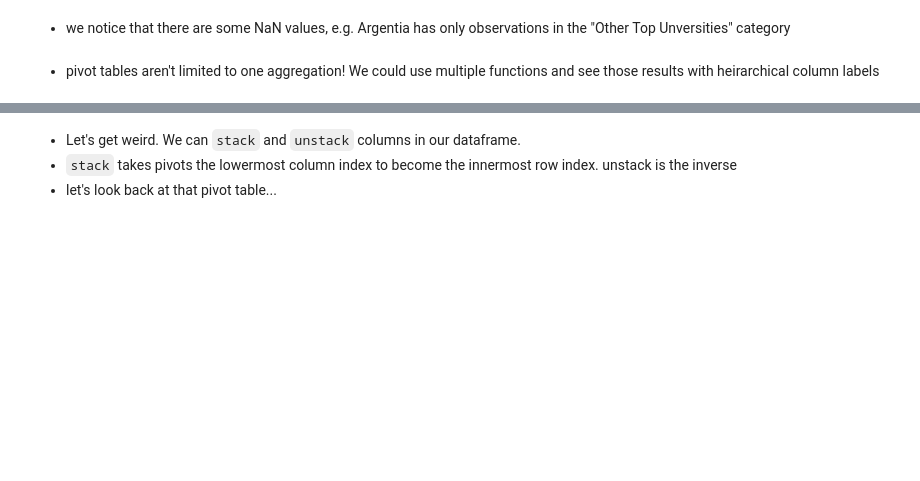
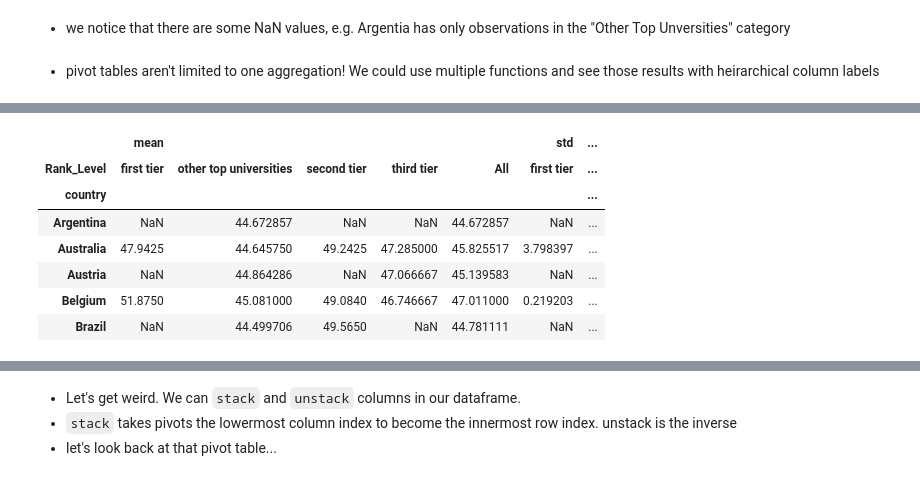
Before and after one commit to cab938/si330_fa20, a Jupyter notebook: 12_pivot.ipynb, the cells around one changed output, grey strips where cells are left out. Saved outputs shown, nothing was run; the diff lists cells and outputs as text; code cells hidden in the pictures; blank space fills up the shorter version.

```diff
--- a/12_pivot.ipynb
+++ b/12_pivot.ipynb
@@ -49,7 +96,19 @@ df.pivot_table(values='score', index='country', columns='Rank_Level', aggfunc=[n
 # %%
 # we can also provide those marginal values
-df.pivot_table(values='score', index='country', columns='Rank_Level', aggfunc=[np.mean, np.max],
+df.pivot_table(values='score',
+               index='country',
+               columns='Rank_Level',
+               aggfunc=[np.mean, np.std],
                margins=True).head()
+# %% [output]
+|  | mean |  |  |  |  | std | ... |
+| Rank_Level | first tier | other top universities | second tier | third tier | All | first tier | ... |
+| country |  |  |  |  |  |  | ... |
+| Argentina | NaN | 44.672857 | NaN | NaN | 44.672857 | NaN | ... |
+| Australia | 47.9425 | 44.645750 | 49.2425 | 47.285000 | 45.825517 | 3.798397 | ... |
+| Austria | NaN | 44.864286 | NaN | 47.066667 | 45.139583 | NaN | ... |
+| Belgium | 51.8750 | 45.081000 | 49.0840 | 46.746667 | 47.011000 | 0.219203 | ... |
+| Brazil | NaN | 44.499706 | 49.5650 | NaN | 44.781111 | NaN | ... |
 # %%
 # A pivot table is just a multi-level dataframe
 new_df=df.pivot_table(values='score', index='country', columns='Rank_Level', aggfunc=[np.mean, np.max],
```
Also changed, not shown: parts of 8 cells of this notebook, 5 other files.
